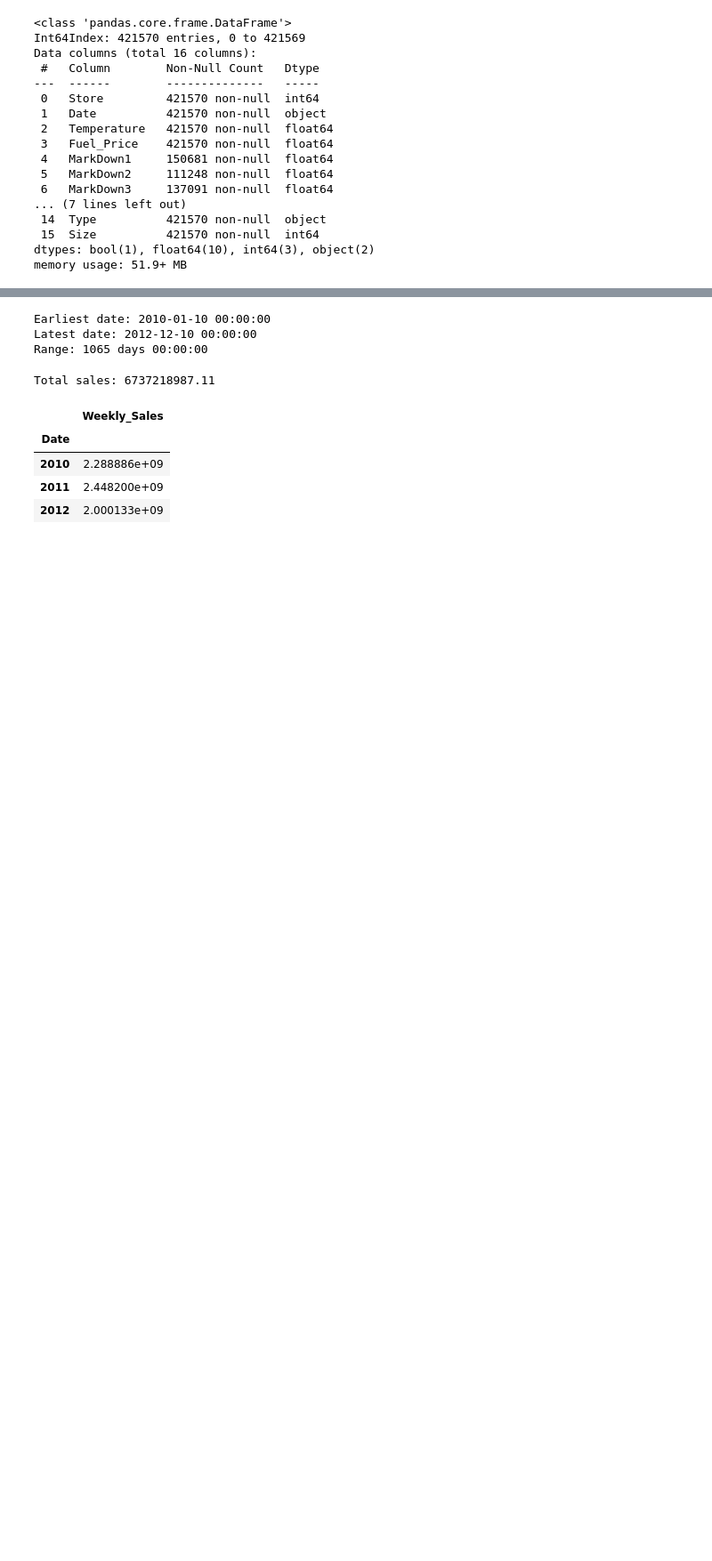
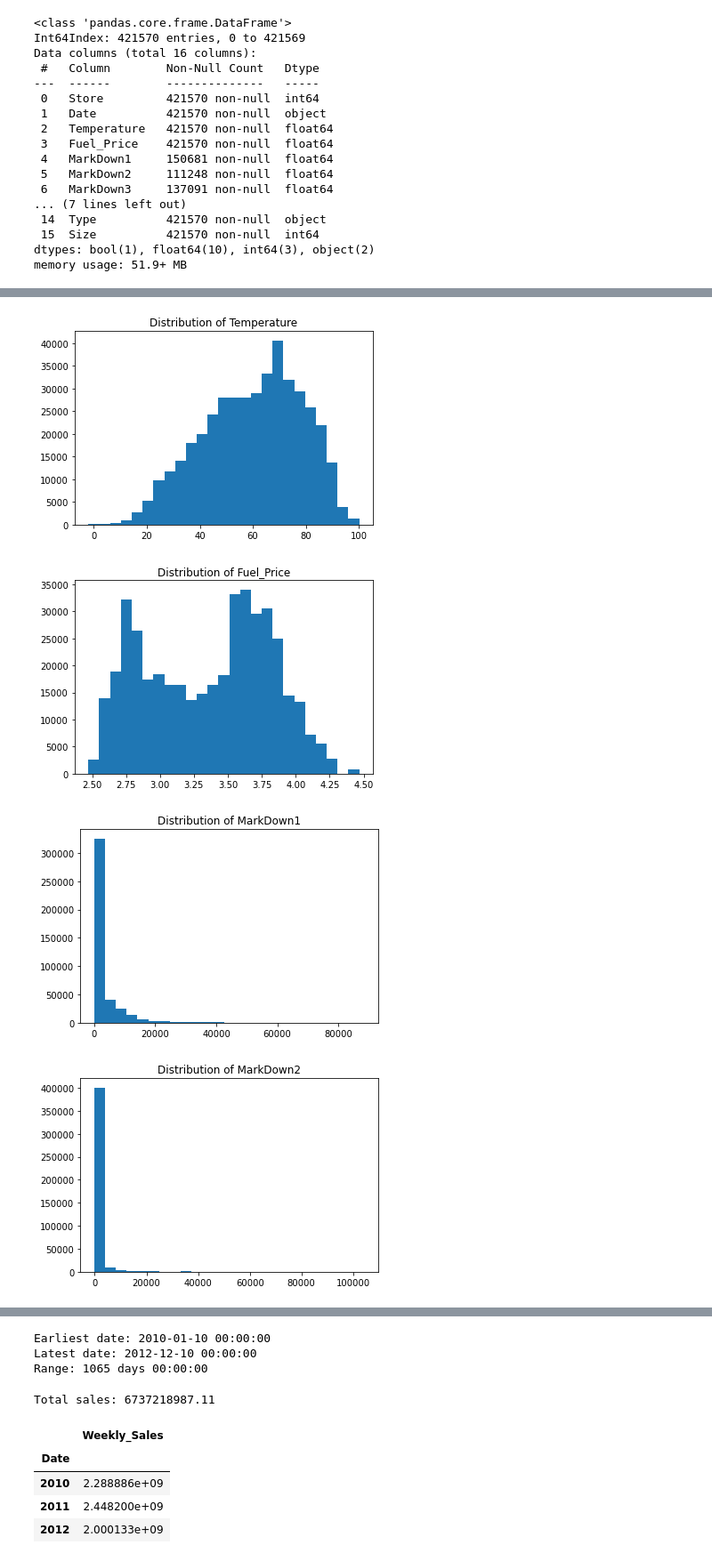
Before and after one commit to jamesdinardo/Retail-Forecasting, a Jupyter notebook: EDA.ipynb, the cells around one changed output, grey strips where cells are left out. Shown at 89% size. Cells and saved outputs as stored; diff of their text form; code cells hidden in the pictures; blank space fills up the shorter version.

```diff
--- a/EDA.ipynb
+++ b/EDA.ipynb
@@ -143,2 +142,15 @@ df.describe().T
 | Size | 421570.0 | 136727.915739 | 60980.583328 | 34875.000 | 93638.000000 | 140167.00000 | 202505.000000 | 219622.000000 |
 | Weekly_Sales | 421570.0 | 15981.258123 | 22711.183519 | -4988.940 | 2079.650000 | 7612.03000 | 20205.852500 | 693099.360000 |
+# %%
+#plot histograms of the continuous variables
+numeric_columns = [x for x in df.columns if df.dtypes[x] in ['float', 'int']]
+
+for var in numeric_columns:
+    fig, ax = plt.subplots()
+    ax.hist(df[var], bins=25)
+    ax.set_title(f'Distribution of {var}')
+# %% [output]
+[figure, added]
+[figure, added]
+[figure, added]
+[figure, added]
```
Also changed, not shown: parts of 47 cells of this notebook.
